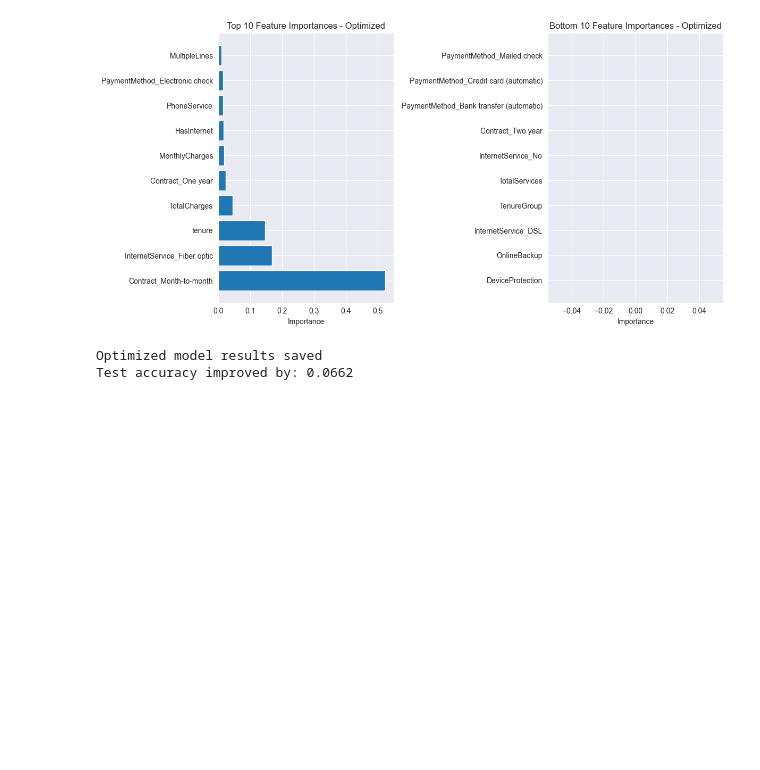
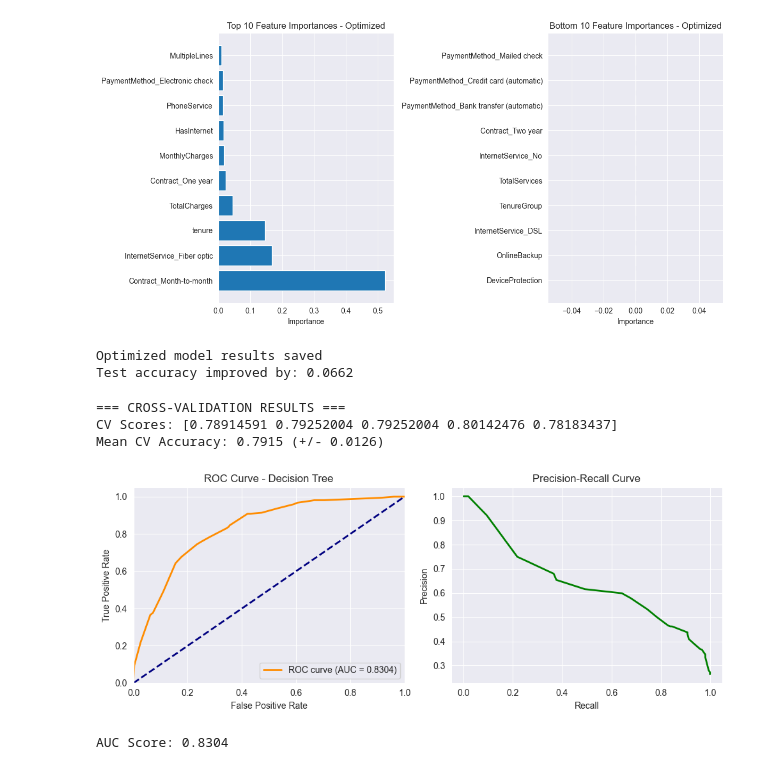
Before and after one commit to arosharandew/Machine-learning, a Jupyter notebook: decision_tree.ipynb, the cells around one changed output. Cells and saved outputs as stored; diff of their text form; code cells hidden in the pictures; blank space fills up the shorter version.

Commit message:
Decision Tree

```diff
--- a/decision_tree.ipynb
+++ b/decision_tree.ipynb
@@ -324,0 +329,39 @@ Test accuracy improved by: 0.0662
+# %%
+cv_scores = cross_val_score(dt_optimized, X_train, y_train, cv=5, scoring='accuracy')
+print("=== CROSS-VALIDATION RESULTS ===")
+print(f"CV Scores: {cv_scores}")
+print(f"Mean CV Accuracy: {cv_scores.mean():.4f} (+/- {cv_scores.std() * 2:.4f})")
+# %% [output]
+=== CROSS-VALIDATION RESULTS ===
+CV Scores: [0.78914591 0.79252004 0.79252004 0.80142476 0.78183437]
+Mean CV Accuracy: 0.7915 (+/- 0.0126)
+# %%
+y_pred_proba = dt_optimized.predict_proba(X_test)[:, 1]
+fpr, tpr, thresholds = roc_curve(y_test, y_pred_proba)
+roc_auc = auc(fpr, tpr)
+
+plt.figure(figsize=(10, 4))
+
+plt.subplot(1, 2, 1)
+plt.plot(fpr, tpr, color='darkorange', lw=2, label=f'ROC curve (AUC = {roc_auc:.4f})')
+plt.plot([0, 1], [0, 1], color='navy', lw=2, linestyle='--')
+plt.xlim([0.0, 1.0])
+plt.ylim([0.0, 1.05])
+plt.xlabel('False Positive Rate')
+plt.ylabel('True Positive Rate')
+plt.title('ROC Curve - Decision Tree')
+plt.legend(loc="lower right")
+
+plt.subplot(1, 2, 2)
+precision, recall, _ = precision_recall_curve(y_test, y_pred_proba)
+plt.plot(recall, precision, color='green', lw=2)
+plt.xlabel('Recall')
+plt.ylabel('Precision')
+plt.title('Precision-Recall Curve')
+plt.tight_layout()
+plt.show()
+
+print(f"AUC Score: {roc_auc:.4f}")
+# %% [output]
+[figure, added]
+AUC Score: 0.8304
```
Also changed, not shown: parts of 5 cells of this notebook, 1 other file.
